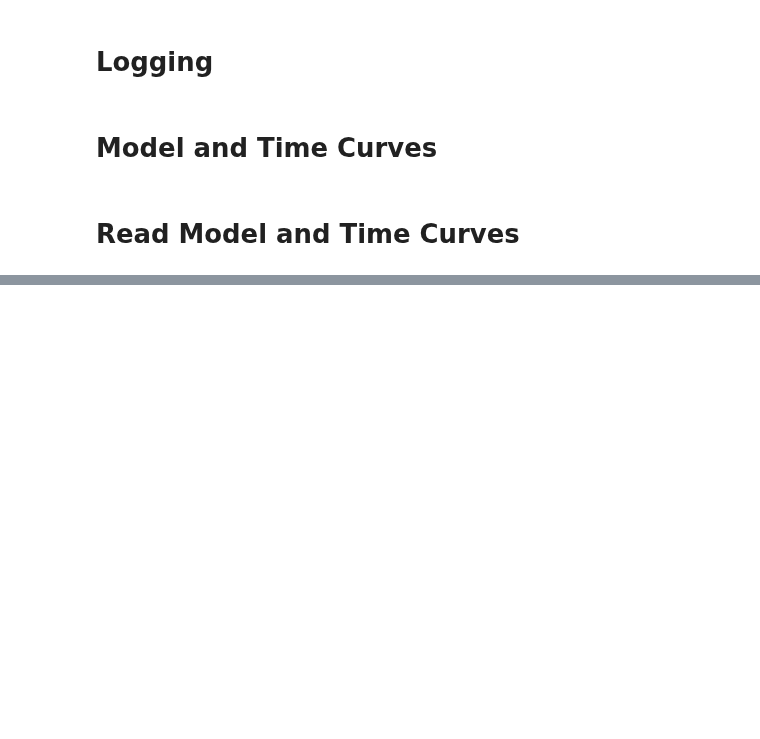
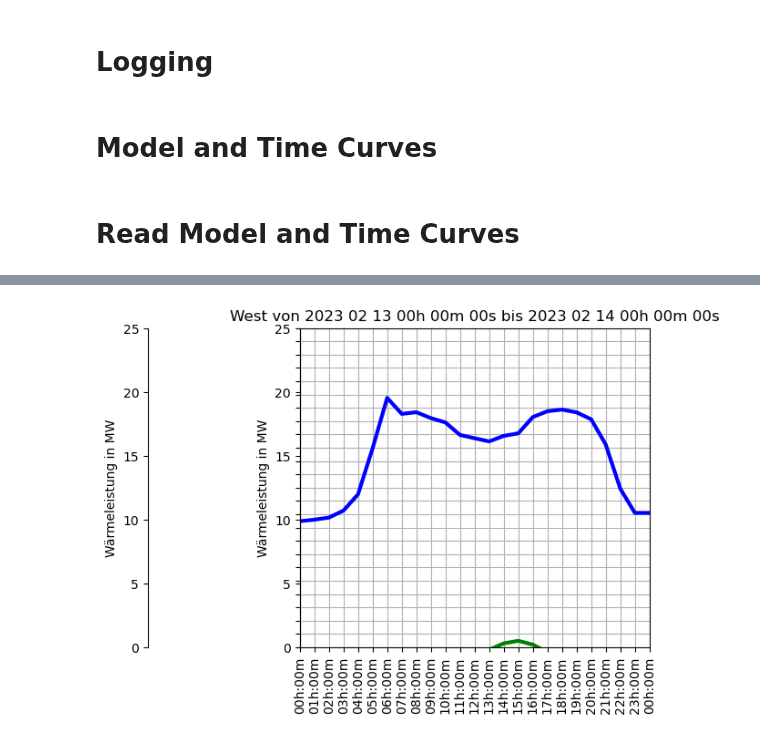
Before and after one commit to 3SConsult/PT3S, a Jupyter notebook: docs/Example2.ipynb, the cells around one changed output, grey strips where cells are left out. Saved outputs shown, nothing was run; the diff lists cells and outputs as text; code cells hidden in the pictures; blank space fills up the shorter version.

```diff
--- a/docs/Example2.ipynb
+++ b/docs/Example2.ipynb
@@ -94,0 +108,7 @@ time_curves_dataframes[1]
+# %%
+datetime_format = '%Y-%m-%d %H:%M:%S,%f'
+
+for df in time_curves_dataframes:
+    df.iloc[:, 0] = pd.to_datetime(df.iloc[:, 0], format='%Y-%m-%d %H:%M:%S,%f')
+    df.iloc[:, 1] = df.iloc[:, 1].str.replace(',', '.')
+    df.iloc[:, 1] = pd.to_numeric(df.iloc[:, 1], errors='coerce')
@@ -94,0 +227,4 @@ time_curves_dataframes[1]
+# %%
+plotAll(time_curves_dataframes, [True, False, True])
+# %% [output]
+[figure, added]
```
Also changed, not shown: parts of 12 cells of this notebook, 7 other files.
